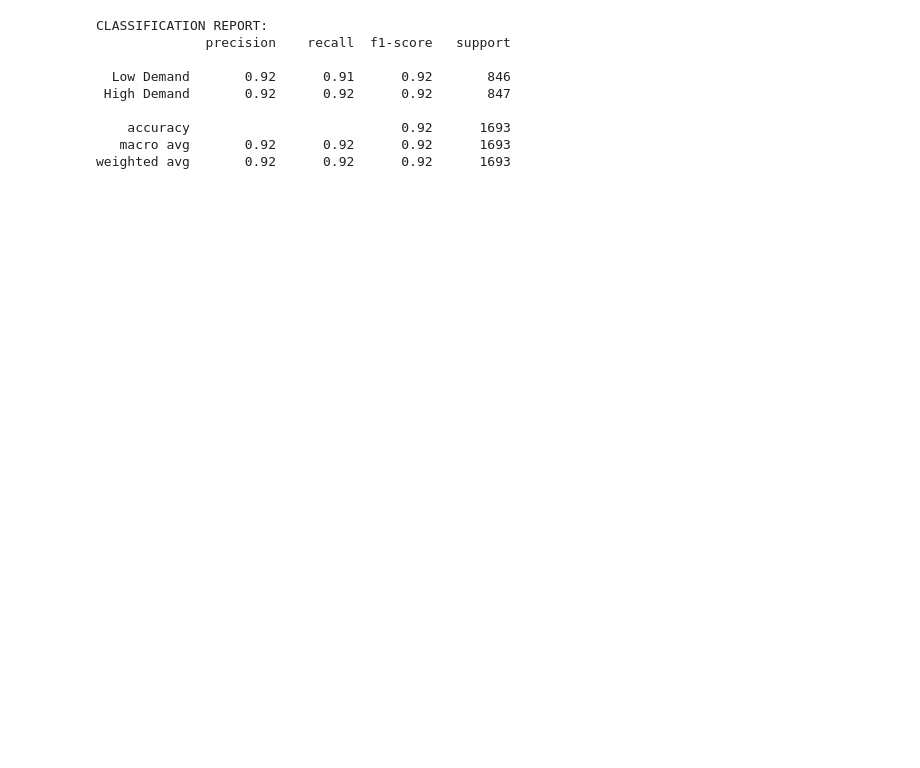
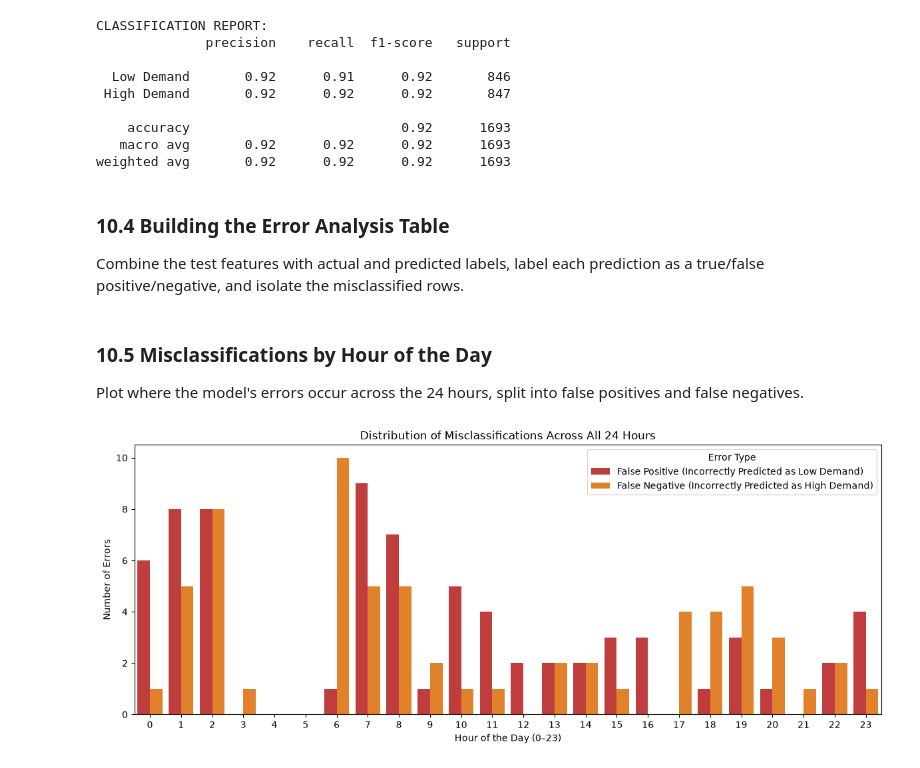
Before and after one commit to Balolloydd/intdsci-finals-project, a Jupyter notebook: FINAL_ML_COPY.ipynb, the cells around one changed output. Saved outputs shown, nothing was run; the diff lists cells and outputs as text; code cells hidden in the pictures; blank space fills up the shorter version.

Commit message:
Added Error Analysis

```diff
--- a/FINAL_ML_COPY.ipynb
+++ b/FINAL_ML_COPY.ipynb
@@ -422,3 +478,49 @@ CLASSIFICATION REPORT:
     accuracy                           0.92      1693
    macro avg       0.92      0.92      0.92      1693
 weighted avg       0.92      0.92      0.92      1693
+# %% [markdown]
+### 10.4 Building the Error Analysis Table
+Combine the test features with actual and predicted labels, label each prediction as a true/false positive/negative, and isolate the misclassified rows.
+# %%
+analysis_df = X_test.copy()
+analysis_df['Actual_Demand'] = y_test.values
+analysis_df['Predicted_Demand'] = y_pred
+
+analysis_df['Hour'] = processed_data.loc[analysis_df.index, 'Hour'].astype(int)
+analysis_df['Temperature'] = processed_data.loc[analysis_df.index, 'Temperature']
+analysis_df['Humidity'] = processed_data.loc[analysis_df.index, 'Humidity']
+analysis_df['Rainfall'] = processed_data.loc[analysis_df.index, 'Rainfall']
+
+def categorize_outcome(row):
+    if row['Actual_Demand'] == 1 and row['Predicted_Demand'] == 1:
+        return 'True Positive (Correct High)'
+    elif row['Actual_Demand'] == 0 and row['Predicted_Demand'] == 0:
+        return 'True Negative (Correct Low)'
+    elif row['Actual_Demand'] == 0 and row['Predicted_Demand'] == 1:
+        return 'False Positive (Incorrectly Predicted as High Demand)'
+    else:
+        return 'False Negative (Incorrectly Predicted as Low Demand)'
+
+analysis_df['Outcome'] = analysis_df.apply(categorize_outcome, axis=1)
+
+errors_df = analysis_df[analysis_df['Actual_Demand'] != analysis_df['Predicted_Demand']]
+# %% [markdown]
+### 10.5 Misclassifications by Hour of the Day
+Plot where the model's errors occur across the 24 hours, split into false positives and false negatives.
+# %%
+plt.figure(figsize=(12, 5))
+sns.countplot(
+    data=errors_df,
+    x='Hour',
+    hue='Outcome',
+    order=range(24),
+    palette=['#d62728', '#ff7f0e']
+)
+plt.title("Distribution of Misclassifications Across All 24 Hours")
+plt.xlabel("Hour of the Day (0–23)")
+plt.ylabel("Number of Errors")
+plt.legend(title="Error Type")
+plt.tight_layout()
+plt.show()
+# %% [output]
+[figure, added]
```
Also changed, not shown: parts of 33 cells of this notebook.
